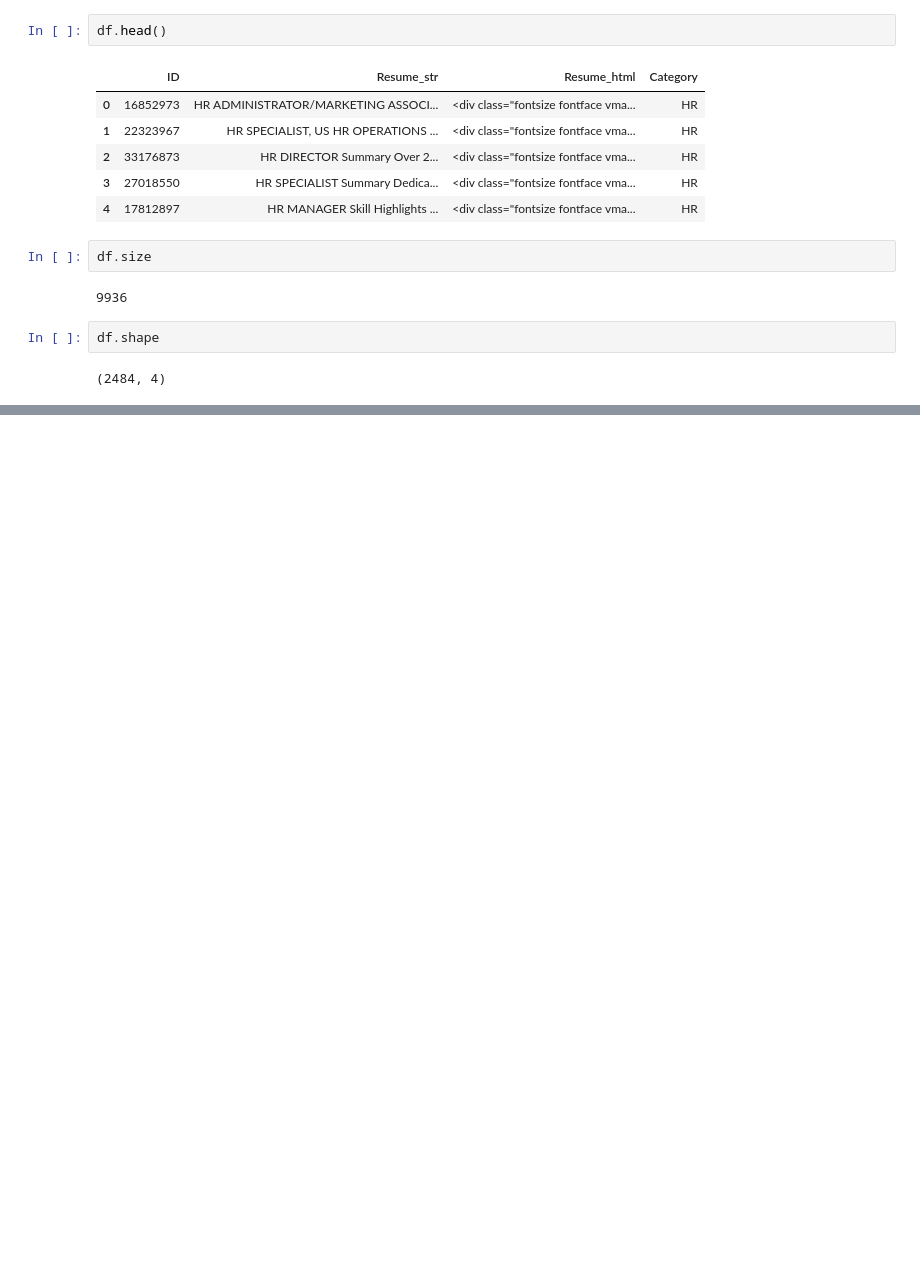
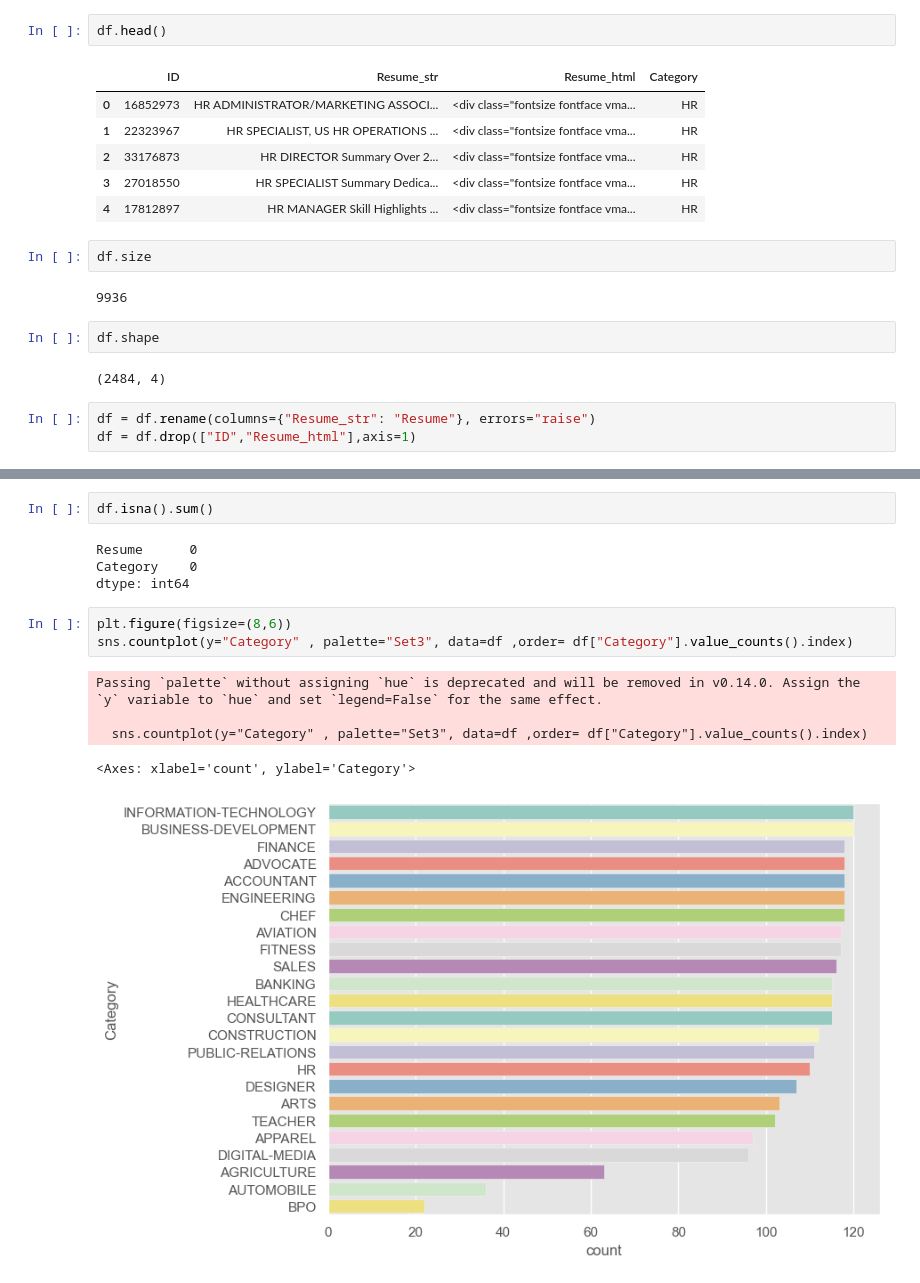
Before and after one commit to Aomr112/resume-classifier, a Jupyter notebook: resume_classifier.ipynb, the cells around one changed output, grey strips where cells are left out. Saved outputs shown, nothing was run; the diff lists cells and outputs as text; blank space fills up the shorter version.

Commit message:
Complete data cleaning and preprocessing steps

```diff
--- a/resume_classifier.ipynb
+++ b/resume_classifier.ipynb
@@ -24,3 +29,6 @@ df.size
 df.shape
 # %% [output]
 (2484, 4)
+# %%
+df = df.rename(columns={"Resume_str": "Resume"}, errors="raise")
+df = df.drop(["ID","Resume_html"],axis=1)
@@ -26,0 +56,15 @@ df.shape
+# %%
+df.isna().sum()
+# %% [output]
+Resume      0
+Category    0
+dtype: int64
+# %%
+plt.figure(figsize=(8,6))
+sns.countplot(y="Category" , palette="Set3", data=df ,order= df["Category"].value_counts().index)
+# %% [output]
+Passing `palette` without assigning `hue` is deprecated and will be removed in v0.14.0. Assign the `y` variable to `hue` and set `legend=False` for the same effect.
+
+  sns.countplot(y="Category" , palette="Set3", data=df ,order= df["Category"].value_counts().index)
+<Axes: xlabel='count', ylabel='Category'>
+[figure, added]
```
Also changed, not shown: parts of 15 cells of this notebook.
